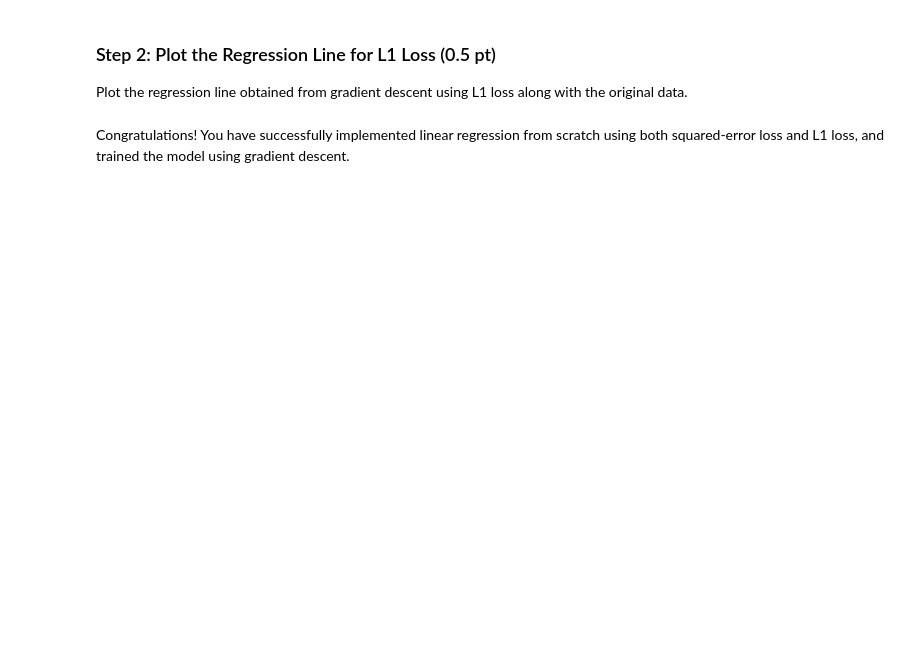
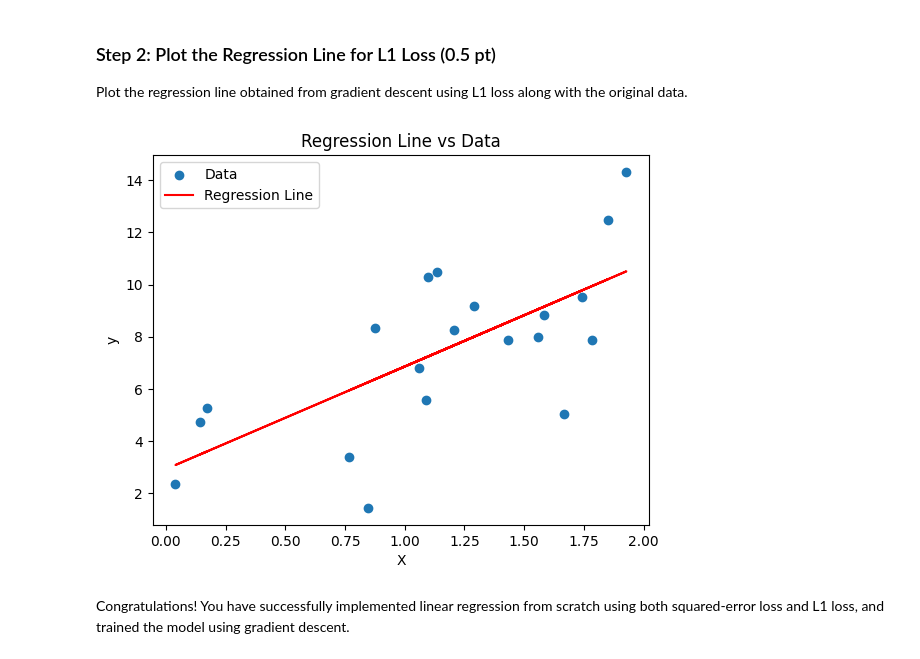
Before and after one commit to agheen1/DATA785, a Jupyter notebook: homework1_programming.ipynb, the cells around one changed output. Saved outputs shown, nothing was run; the diff lists cells and outputs as text; code cells hidden in the pictures; blank space fills up the shorter version.

```diff
--- a/homework1_programming.ipynb
+++ b/homework1_programming.ipynb
@@ -132,2 +168,13 @@ Plot the regression line obtained from gradient descent using L1 loss along with
+# %%
+# TODO: Create a plot of the regression line for the L1 loss
+plt.scatter(X, y, label='Data')
+plt.plot(X,predict(X_b,theta_l1), color='red', label='Regression Line')
+plt.xlabel('X')
+plt.ylabel('y')
+plt.title('Regression Line vs Data')
+plt.legend()
+plt.show()
+# %% [output]
+[figure, added]
 # %% [markdown]
 Congratulations! You have successfully implemented linear regression from scratch using both squared-error loss and L1 loss, and trained the model using gradient descent.
```
Also changed, not shown: parts of 9 cells of this notebook.
